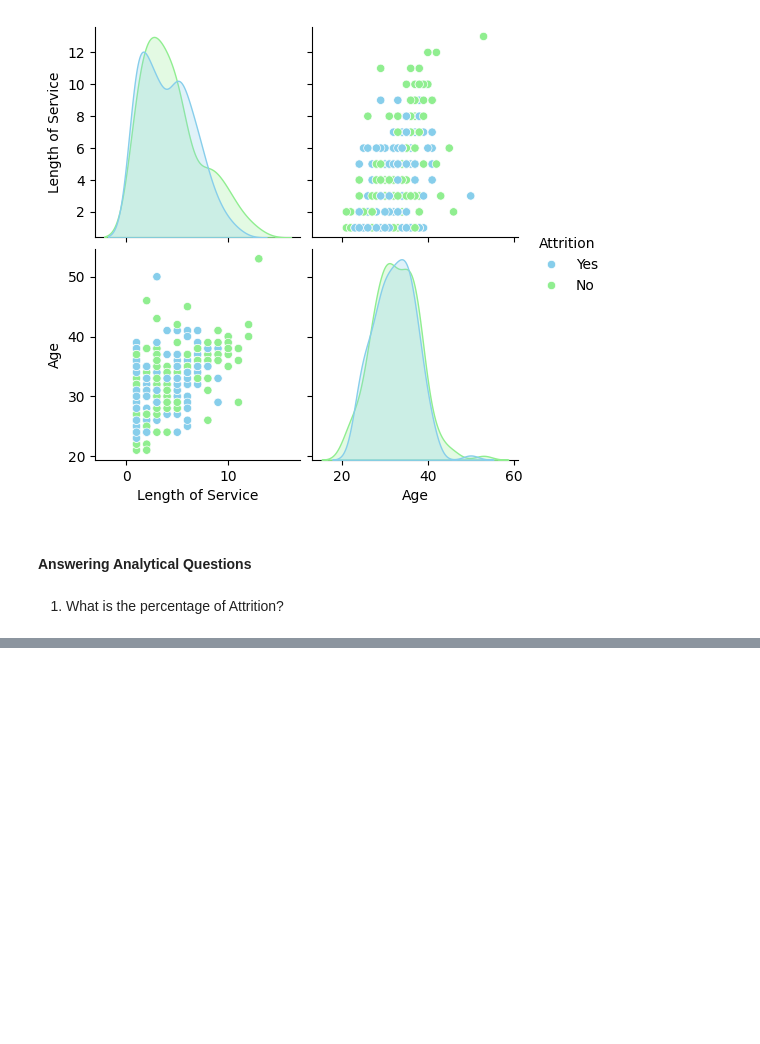
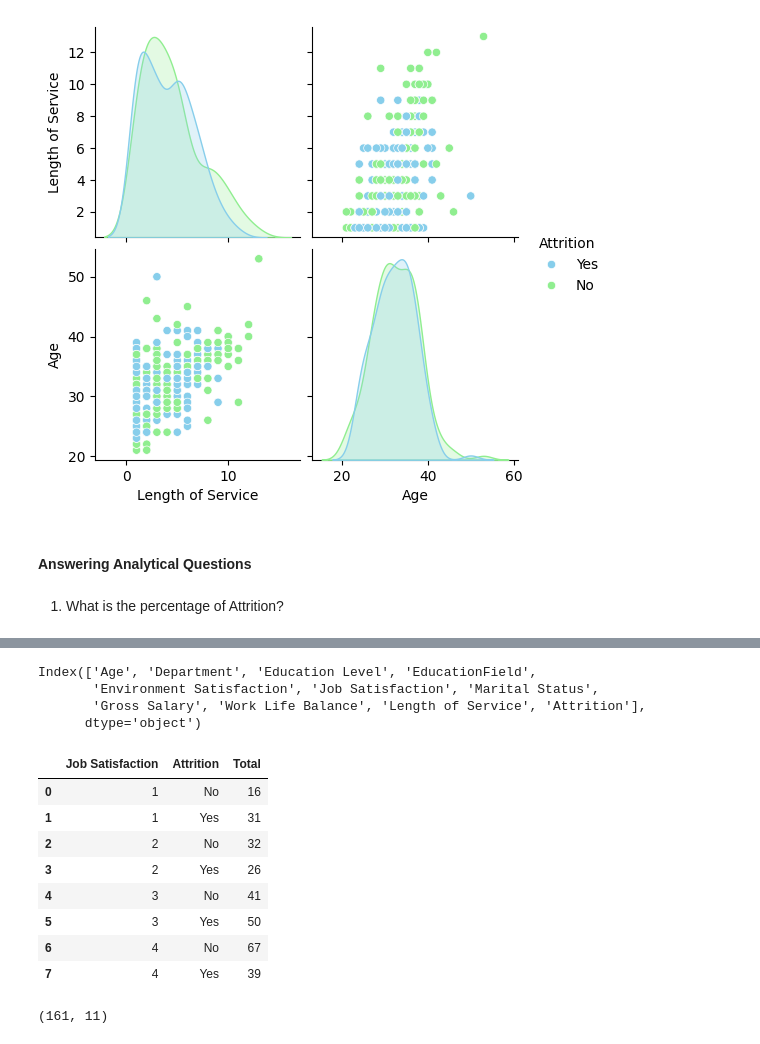
Before and after one commit to AndyMortey/Employee-Attrition-Predictor, a Jupyter notebook: notebook.ipynb, the cells around one changed output, grey strips where cells are left out. Saved outputs shown, nothing was run; the diff lists cells and outputs as text; code cells hidden in the pictures; blank space fills up the shorter version.

```diff
--- a/notebook.ipynb
+++ b/notebook.ipynb
@@ -256,0 +259,24 @@ Text(0.5, 1.0, 'The Attrition distribution')
+# %%
+data.columns
+# %% [output]
+Index(['Age', 'Department', 'Education Level', 'EducationField',
+       'Environment Satisfaction', 'Job Satisfaction', 'Marital Status',
+       'Gross Salary', 'Work Life Balance', 'Length of Service', 'Attrition'],
+      dtype='object')
+# %%
+data.groupby(['Job Satisfaction', 'Attrition'])['Department'].count().rename('Total').reset_index()
+# %% [output]
+|  | Job Satisfaction | Attrition | Total |
+| 0 | 1 | No | 16 |
+| 1 | 1 | Yes | 31 |
+| 2 | 2 | No | 32 |
+| 3 | 2 | Yes | 26 |
+| 4 | 3 | No | 41 |
+| 5 | 3 | Yes | 50 |
+| 6 | 4 | No | 67 |
+| 7 | 4 | Yes | 39 |
+# %%
+after_three_years = data[data['Length of Service'] > 3]
+after_three_years.shape
+# %% [output]
+(161, 11)
```
Also changed, not shown: parts of 7 cells of this notebook.
